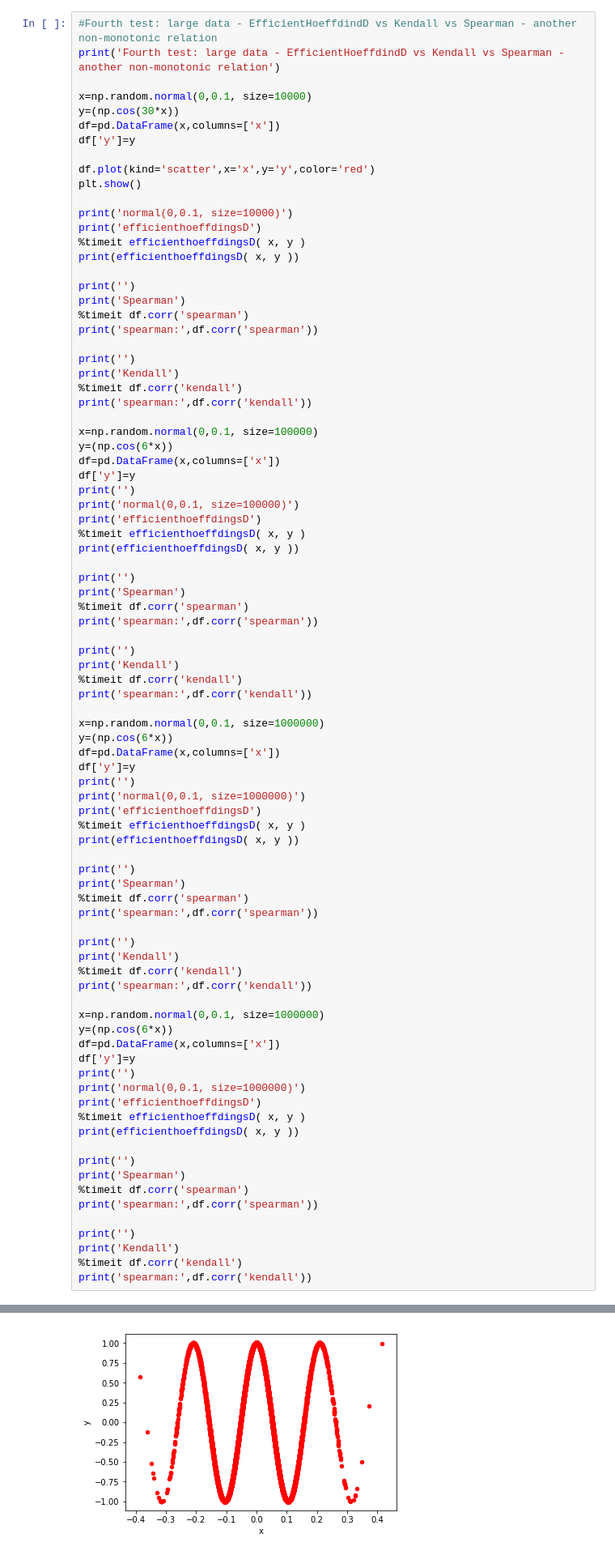
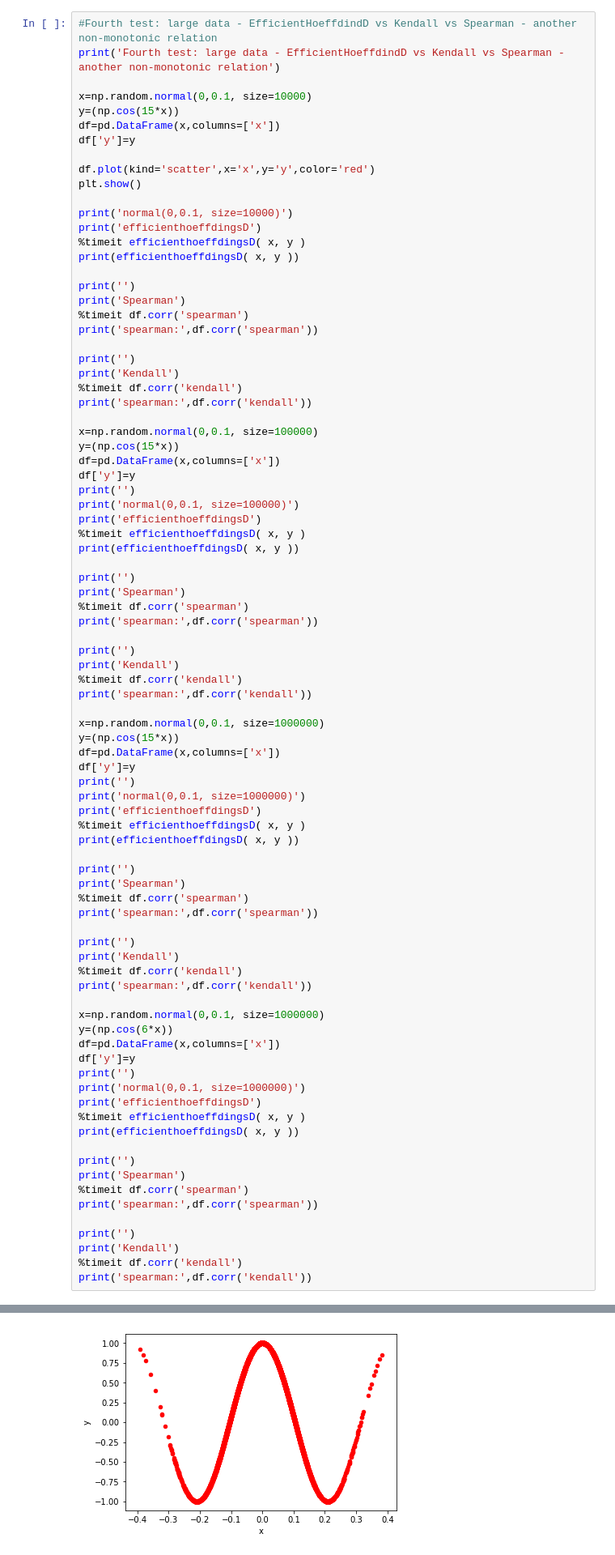
Before and after one commit to PaulVanDev/HoeffdingD, a Jupyter notebook: EfficientHoeffdingD.ipynb, the cells around one changed output, grey strips where cells are left out. Shown: that part at 81% size. Drawn from its saved outputs; the diff is of its cells as text.

```diff
--- a/EfficientHoeffdingD.ipynb
+++ b/EfficientHoeffdingD.ipynb
@@ -422,7 +408,7 @@ y  0.00046  1.00000
 print('Fourth test: large data - EfficientHoeffdindD vs Kendall vs Spearman - another non-monotonic relation')
 
 x=np.random.normal(0,0.1, size=10000)
-y=(np.cos(30*x))
+y=(np.cos(15*x))
 df=pd.DataFrame(x,columns=['x'])
 df['y']=y
 
@@ -445,7 +431,7 @@ print('Kendall')
 print('spearman:',df.corr('kendall'))
 
 x=np.random.normal(0,0.1, size=100000)
-y=(np.cos(6*x))
+y=(np.cos(15*x))
 df=pd.DataFrame(x,columns=['x'])
 df['y']=y
 print('')
@@ -465,7 +451,7 @@ print('Kendall')
 print('spearman:',df.corr('kendall'))
 
 x=np.random.normal(0,0.1, size=1000000)
-y=(np.cos(6*x))
+y=(np.cos(15*x))
 df=pd.DataFrame(x,columns=['x'])
 df['y']=y
 print('')
@@ -478,33 +464,33 @@ print('')
 print('Spearman')
 %timeit df.corr('spearman')
 print('spearman:',df.corr('spearman'))
 
 print('')
 print('Kendall')
 %timeit df.corr('kendall')
 print('spearman:',df.corr('kendall'))
 
 x=np.random.normal(0,0.1, size=1000000)
 y=(np.cos(6*x))
 df=pd.DataFrame(x,columns=['x'])
 df['y']=y
 print('')
 print('normal(0,0.1, size=1000000)')
 print('efficienthoeffdingsD')
 %timeit efficienthoeffdingsD( x, y )
 print(efficienthoeffdingsD( x, y ))
 
 print('')
 print('Spearman')
 %timeit df.corr('spearman')
 print('spearman:',df.corr('spearman'))
 
 print('')
 print('Kendall')
 %timeit df.corr('kendall')
 print('spearman:',df.corr('kendall'))
 # %% [output]
 Fourth test: large data - EfficientHoeffdindD vs Kendall vs Spearman - another non-monotonic relation
-[figure, old version]
+[figure, new version]
 normal(0,0.1, size=10000)
 efficienthoeffdingsD
```
Also changed, not shown: parts of 4 cells of this notebook.
